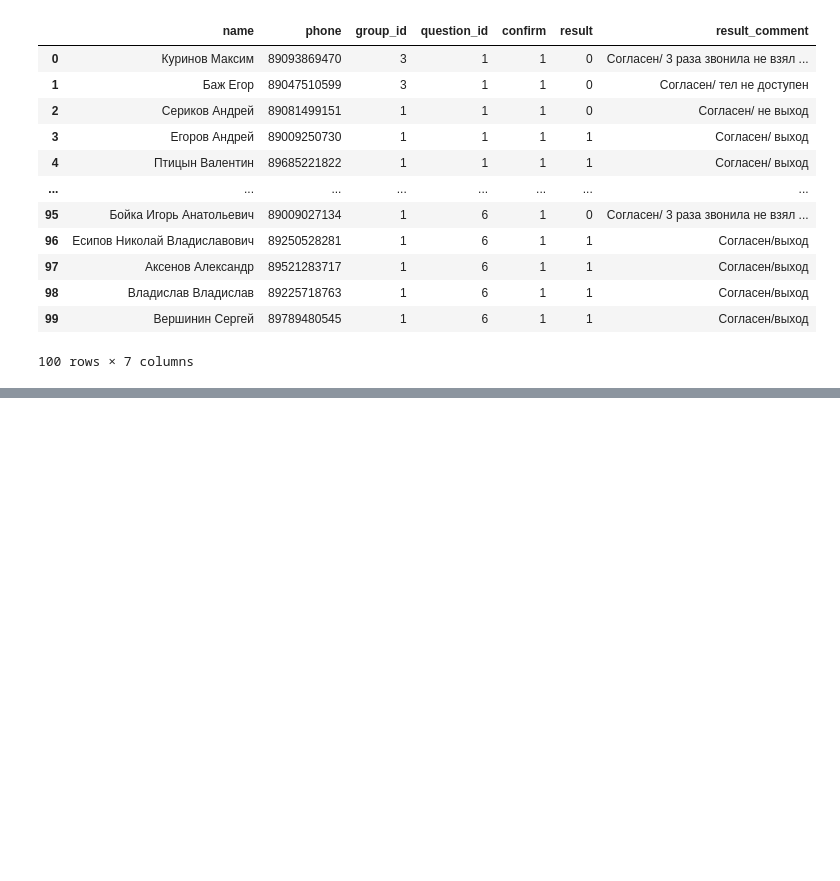
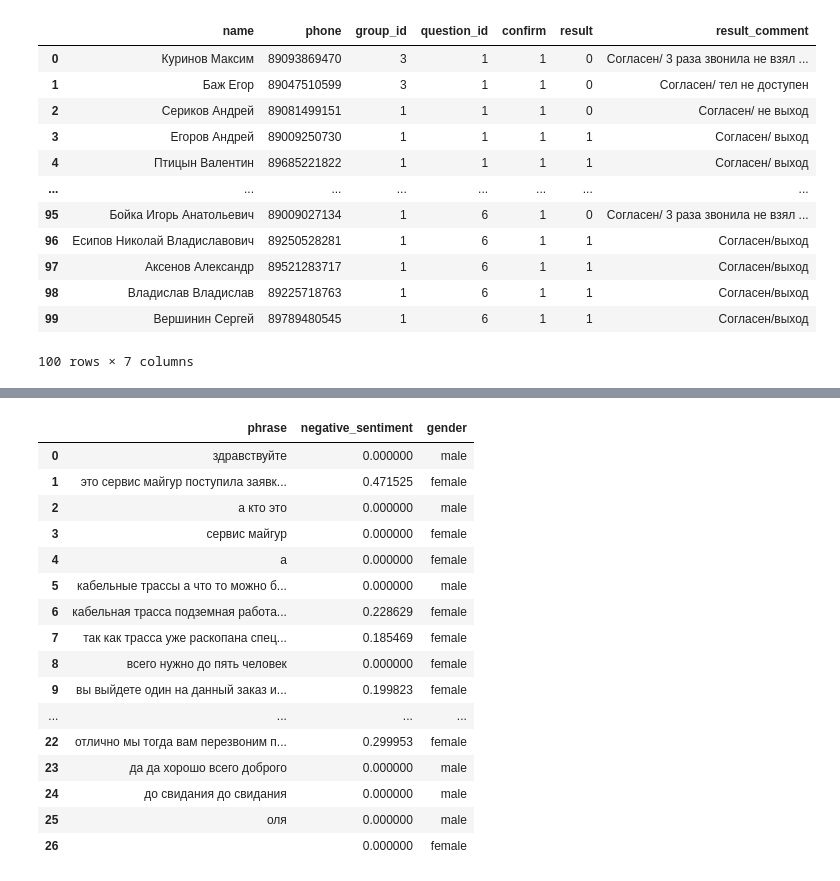
Before and after one commit to SdkIgor/ml, a Jupyter notebook: 1.ipynb, the cells around one changed output, grey strips where cells are left out. Cells and saved outputs as stored; diff of their text form; code cells hidden in the pictures; blank space fills up the shorter version.

```diff
--- a/1.ipynb
+++ b/1.ipynb
@@ -70,0 +106,33 @@ ValueError: Expected object or value
+# %%
+# type(df.iloc[:1]['audio_script_json'])     # pandas.core.series.Series
+# len(df.iloc[:1]['audio_script_json'][0].full_transcript[0])
+# df.iloc[:1]
+#df['audio_script_json'].info()
+# len(df.iloc[:1]['audio_script_json'][0]['full_transcript'][0])
+# df.iloc[:1]['audio_script_json'][0]['full_transcript']
+# df.iloc[:1]['audio_script_json'][0]
+# df.iloc[:1]['audio_script_json'][0]['detaled'][0]['phrase']
+# df.iloc[:1]['audio_script_json'][0]['detaled']
+# df.iloc[:1]['audio_script_json'][0]['detaled'].query('negative_sentiment > 0')  # pandas.Series object type
+
+df_dialog = pd.json_normalize(df.iloc[:1]['audio_script_json'][0]['detaled'])
+df_dialog
+# выделяем 4 параметра: neg_sent_master_max, neg_sent_master_avg, neg_sent_operator_max, neg_sent_operator_avg
+# %% [output]
+|  | phrase | negative_sentiment | gender |
+| 0 | здравствуйте | 0.000000 | male |
+| 1 | это сервис майгур поступила заявк... | 0.471525 | female |
+| 2 | а кто это | 0.000000 | male |
+| 3 | сервис майгур | 0.000000 | female |
+| 4 | а | 0.000000 | female |
+| 5 | кабельные трассы а что то можно б... | 0.000000 | male |
+| 6 | кабельная трасса подземная работа... | 0.228629 | female |
+| 7 | так как трасса уже раскопана спец... | 0.185469 | female |
+| 8 | всего нужно до пять человек | 0.000000 | female |
+| 9 | вы выйдете один на данный заказ и... | 0.199823 | female |
+| ... | ... | ... | ... |
+| 22 | отлично мы тогда вам перезвоним п... | 0.299953 | female |
+| 23 | да да хорошо всего доброго | 0.000000 | male |
+| 24 | до свидания до свидания | 0.000000 | male |
+| 25 | оля | 0.000000 | male |
+| 26 |  | 0.000000 | female |
```
Also changed, not shown: parts of 11 cells of this notebook, 4 other files.
